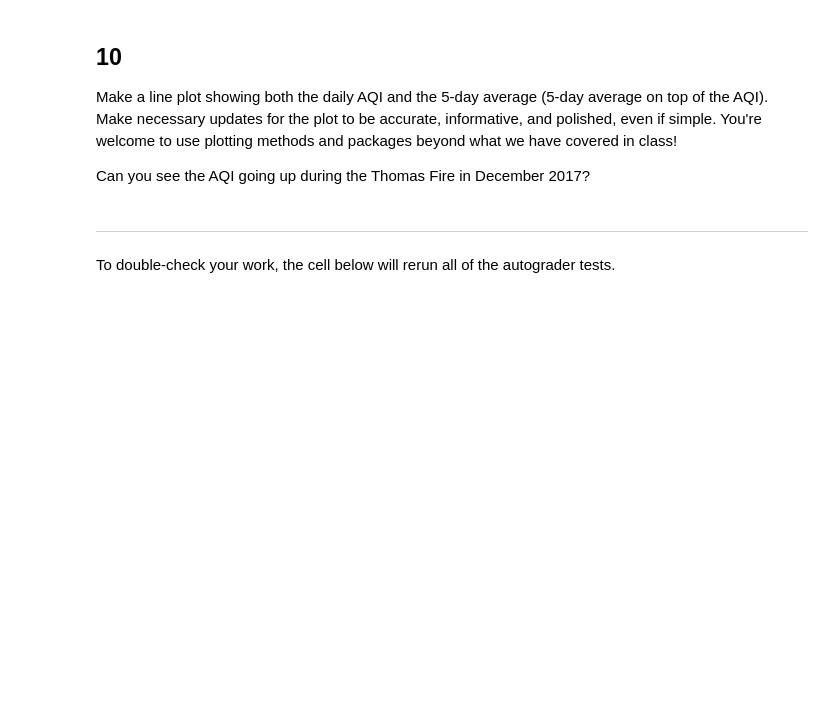
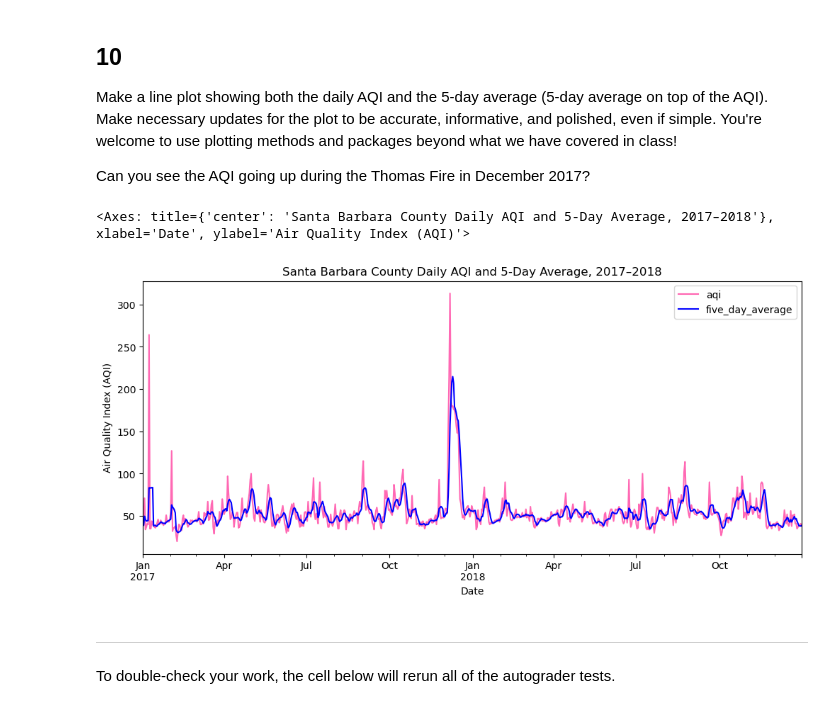
Before and after one commit to katefrankland/eds220-hwk2, a Jupyter notebook: task3/hwk2-task3-aqi.ipynb, the cells around one changed output. Saved outputs shown, nothing was run; the diff lists cells and outputs as text; code cells hidden in the pictures; blank space fills up the shorter version.

Commit message:
editing plot

```diff
--- a/task3/hwk2-task3-aqi.ipynb
+++ b/task3/hwk2-task3-aqi.ipynb
@@ -367,3 +358,21 @@ aqi_sb_plot = aqi_sb.plot(
+# %%
+# Creating the line plot
+
+aqi_sb_plot = aqi_sb.plot(
+    kind = 'line',
+    title='Santa Barbara County Daily AQI and 5-Day Average, 2017–2018',
+    xlabel='Date',
+    ylabel='Air Quality Index (AQI)',
+    y = ['aqi', 'five_day_average'],
+    color=['hotpink', 'blue'],
+    figsize=(12, 5),
+    linewidth=1.5
+)
+
+aqi_sb_plot
+# %% [output]
+<Axes: title={'center': 'Santa Barbara County Daily AQI and 5-Day Average, 2017–2018'}, xlabel='Date', ylabel='Air Quality Index (AQI)'>
+[figure, added]
 # %% [markdown]
 ---
 
```
Also changed, not shown: parts of 1 cell of this notebook.
